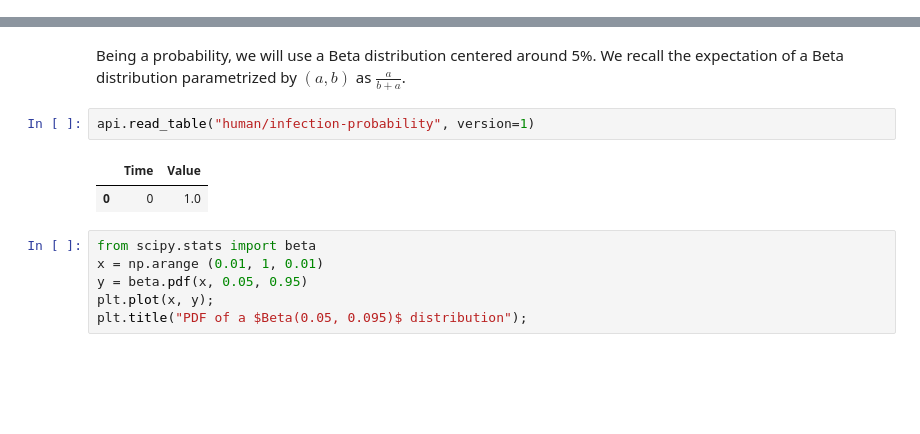
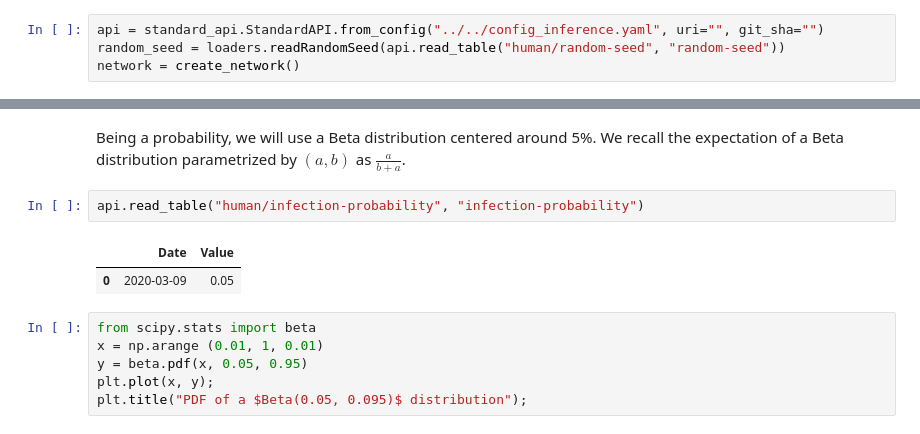
Before and after one commit to magicicada/simple_network_sim, a Jupyter notebook: doc/notebooks/Non-linear parameter sensitivity.ipynb, the cells around one changed output, grey strips where cells are left out. Saved outputs shown, nothing was run; the diff lists cells and outputs as text; blank space fills up the shorter version.

```diff
--- a/doc/notebooks/Non-linear parameter sensitivity.ipynb
+++ b/doc/notebooks/Non-linear parameter sensitivity.ipynb
@@ -83,3 +77,7 @@ trials = 1
+# %%
+api = standard_api.StandardAPI.from_config("../../config_inference.yaml", uri="", git_sha="")
+random_seed = loaders.readRandomSeed(api.read_table("human/random-seed", "random-seed"))
+network = create_network()
 # %% [markdown]
 # Introduction - Non linear parameter sensitivity analysis
 # %% [markdown]
@@ -169,10 +169,10 @@ pd.pivot_table(df, values="mixing", index="source", columns="target").style.set_
 # %% [markdown]
 Being a probability, we will use a Beta distribution centered around 5%. We recall the expectation of a Beta distribution parametrized by $(a, b)$ as $\frac{a}{b+a}$.
 # %%
-api.read_table("human/infection-probability", version=1)
+api.read_table("human/infection-probability", "infection-probability")
 # %% [output]
-|  | Time | Value |
-| 0 | 0 | 1.0 |
+|  | Date | Value |
+| 0 | 2020-03-09 | 0.05 |
 # %%
 from scipy.stats import beta
 x = np.arange (0.01, 1, 0.01)
```
Also changed, not shown: parts of 8 cells of this notebook.
